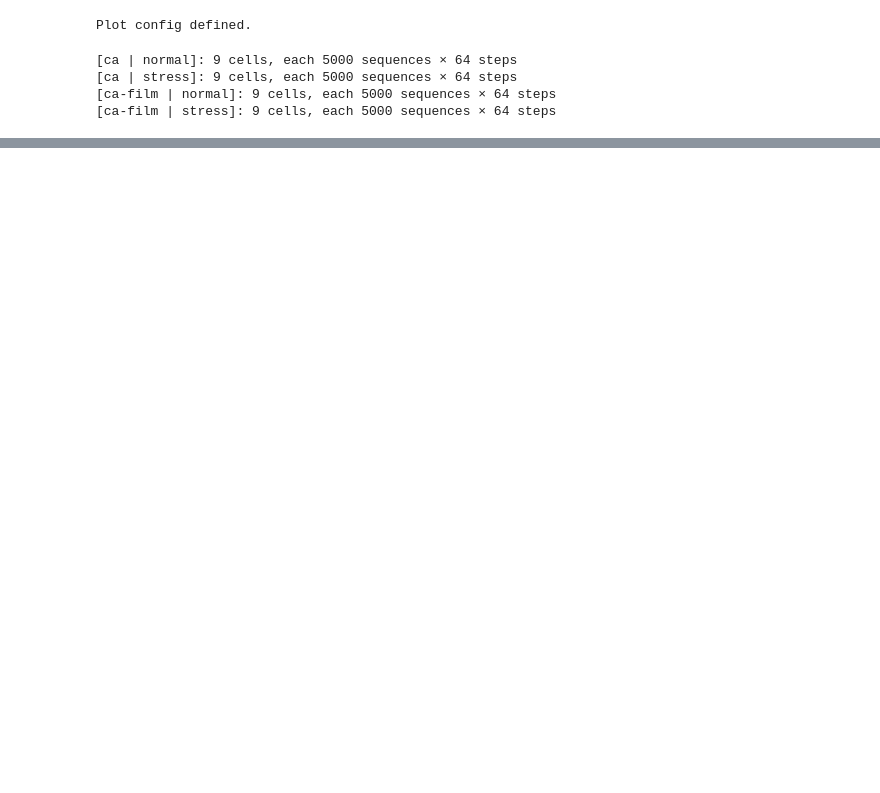
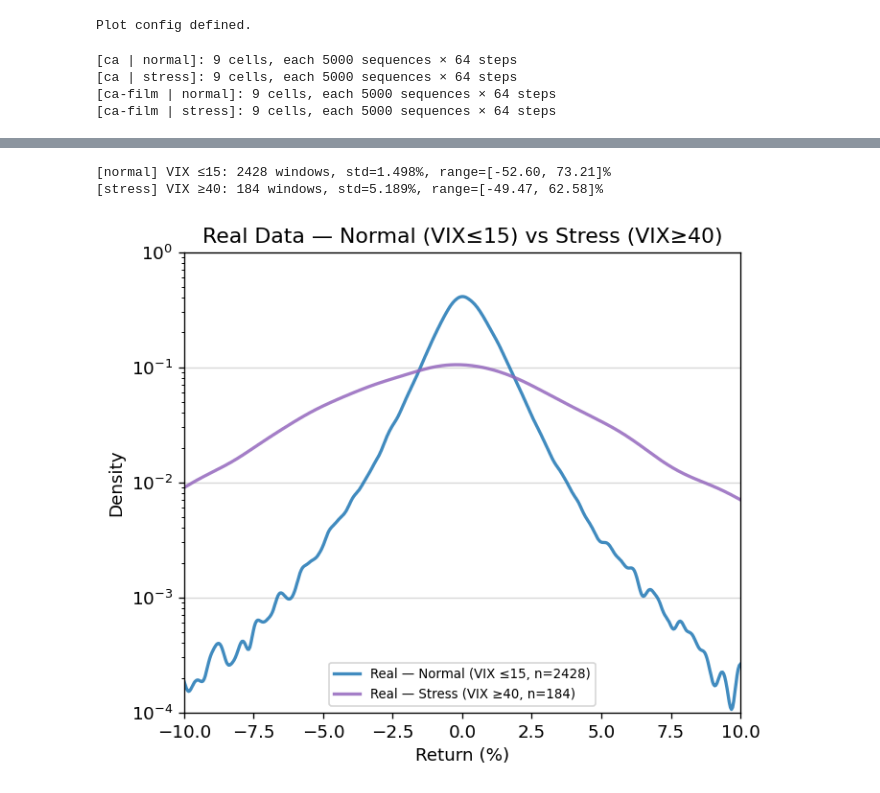
Before and after one commit to AHHHHHH0-0/Extending-CoFinDiff, a Jupyter notebook: notebooks/eval/macro_cond.ipynb, the cells around one changed output, grey strips where cells are left out. Cells and saved outputs as stored; diff of their text form; code cells hidden in the pictures; blank space fills up the shorter version.

```diff
--- a/notebooks/eval/macro_cond.ipynb
+++ b/notebooks/eval/macro_cond.ipynb
@@ -251,0 +259,73 @@ Realized Vol Trend (%)
+# %%
+"""
+Load real preprocessed data, split by VIX threshold from MACROS, and rescale
+each window back to original % returns using its stored (trend, realized_vol).
+Windows with VIX_LO < VIX < VIX_HI are excluded.
+"""
+
+PREP_DIR = Path('../../data/preprocessed')
+
+real_records = []
+for fpath in sorted(PREP_DIR.glob('prep_data_*.json')):
+    with open(fpath) as f:
+        real_records += json.load(f)
+
+VIX_LO = MACROS['normal'][1]   # 15
+VIX_HI = MACROS['stress'][1]   # 35
+
+real_regime_pct = {'normal': [], 'stress': []}
+for rec in real_records:
+    vix = rec['volatility_index']
+    if vix <= VIX_LO:
+        regime = 'normal'
+    elif vix >= VIX_HI:
+        regime = 'stress'
+    else:
+        continue
+    window = np.array(rec['returns'], dtype=np.float64).reshape(1, -1)
+    # Rescale from per-window z-score back to original % returns
+    rescaled = per_path_normalize(window, rec['trend'], rec['realized_vol'], T) * 100.0
+    real_regime_pct[regime].append(rescaled[0])
+
+real_regime_np = {k: np.array(v, dtype=np.float64) for k, v in real_regime_pct.items()}
+
+for regime, arr in real_regime_np.items():
+    flat = arr.ravel()
+    op = f"≤{MACROS[regime][1]}" if regime == 'normal' else f"≥{MACROS[regime][1]}"
+    print(f"[{regime:6s}] VIX {op}: {arr.shape[0]} windows, std={flat.std():.3f}%, range=[{flat.min():.2f}, {flat.max():.2f}]%")
+# %% [output]
+[normal] VIX ≤15: 2428 windows, std=1.498%, range=[-52.60, 73.21]%
+[stress] VIX ≥40: 184 windows, std=5.189%, range=[-49.47, 62.58]%
+# %%
+"""
+Real data KDE: Normal vs Stress regime.
+Raw % returns (rescaled via per_path_normalize) on log y-axis.
+"""
+
+REAL_REGIME_COLORS = {'normal': C_CA_NORM, 'stress': C_CA_STRESS}
+
+x_grid = np.linspace(-10, 10, 500)
+
+fig, ax = plt.subplots(figsize=(6, 5))
+
+for regime in ('normal', 'stress'):
+    flat = real_regime_np[regime].ravel()
+    kde_vals = gaussian_kde(flat, bw_method='scott')(x_grid)
+    op = f"≤{MACROS[regime][1]}" if regime == 'normal' else f"≥{MACROS[regime][1]}"
+    label = f"Real — {regime.capitalize()} (VIX {op}, n={real_regime_np[regime].shape[0]})"
+    ax.plot(x_grid, kde_vals, color=REAL_REGIME_COLORS[regime], lw=2, alpha=0.85, label=label)
+
+ax.set_yscale('log')
+ax.set_ylim(1e-4, 1.0)
+ax.set_xlim(-10, 10)
+ax.set_xlabel('Return (%)')
+ax.set_ylabel('Density')
+ax.set_title(f'Real Data — Normal (VIX≤{VIX_LO}) vs Stress (VIX≥{VIX_HI})')
+ax.legend(fontsize=8)
+ax.grid(axis='y', alpha=0.5)
+
+plt.tight_layout()
+plt.savefig('../../figures/real_macro_kde.png', bbox_inches='tight')
+plt.show()
+# %% [output]
+[figure, added]
```
Also changed, not shown: parts of 8 cells of this notebook, 15 other files.
